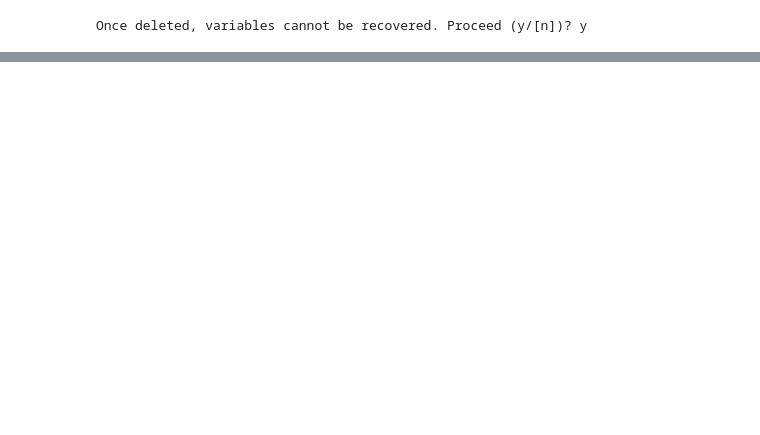
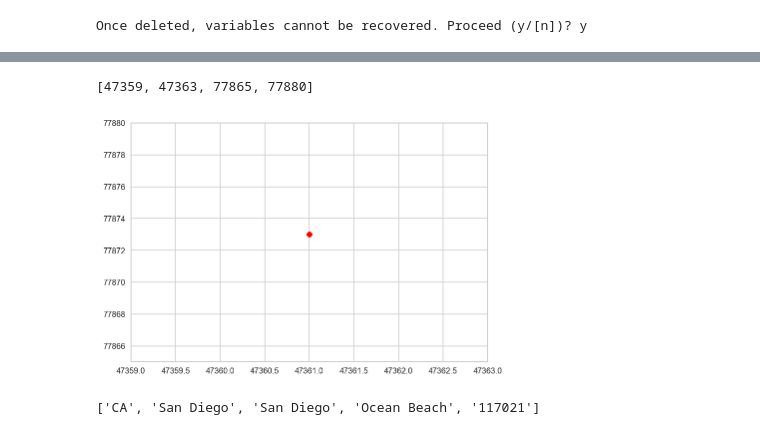
Before and after one commit to bringingjoy/crime_analysis_project, a Jupyter notebook: datasets/Visualizing our data.ipynb, the cells around one changed output, grey strips where cells are left out. Cells and saved outputs as stored; diff of their text form; code cells hidden in the pictures; blank space fills up the shorter version.

```diff
--- a/datasets/Visualizing our data.ipynb
+++ b/datasets/Visualizing our data.ipynb
@@ -60,0 +125,30 @@ for i in range (1000):
+# %%
+Clairemont_population = final_population
+# %%
+Encanto_Popu = df_Encanto['comm_pop'].value_counts()
+
+
+zip_dict2 = {}
+zip_length = len(Encanto_Popu)
+i=0
+count = 0
+total_population = 0
+diff_populations = 0
+for i in df_Encanto.index:
+    get_Encanto_popu=df_Encanto.ix[i, 'comm_pop']
+    if get_Encanto_popu in zip_dict2:
+        count = (zip_dict2.get(get_Encanto_popu))+1
+        zip_dict2.update({get_Encanto_popu:count})
+    else:
+        count = 0
+        zip_dict2.update({get_Encanto_popu:1})
+
+for x,y in zip_dict2.items():
+    total_population = total_population+x
+    if x!=0:
+        diff_populations +=1
+
+
+final_population = (total_population // diff_populations)
+
+#final_population
@@ -60,0 +166,2 @@ for i in range (1000):
+# %%
+Encanto_population = final_population
@@ -60,0 +183,16 @@ for i in range (1000):
+# %%
+#Encinitas_population
+x=Encanto_population
+#x=df_Clairemont['coun_pop'].value_counts()[0:1]
+#x.plot.bar()
+#plt.show()
+
+y=Clairemont_population
+#y=df_Encanto['coun_pop'].value_counts()
+#y.plot.bar()
+#plt.show()
+plt.plot(x,y,'ro')
+plt.axis([47359, 47363, 77865, 77880])
+# %% [output]
+[47359, 47363, 77865, 77880]
+[figure, added]
@@ -60,0 +203,5 @@ for i in range (1000):
+# %%
+metadata = sf.shapeRecords()
+metadata[38].record
+# %% [output]
+['CA', 'San Diego', 'San Diego', 'Ocean Beach', '117021']
```
Also changed, not shown: parts of 22 cells of this notebook.
